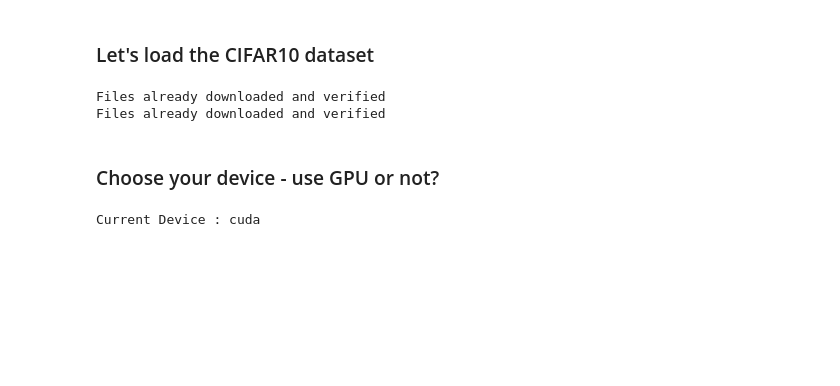
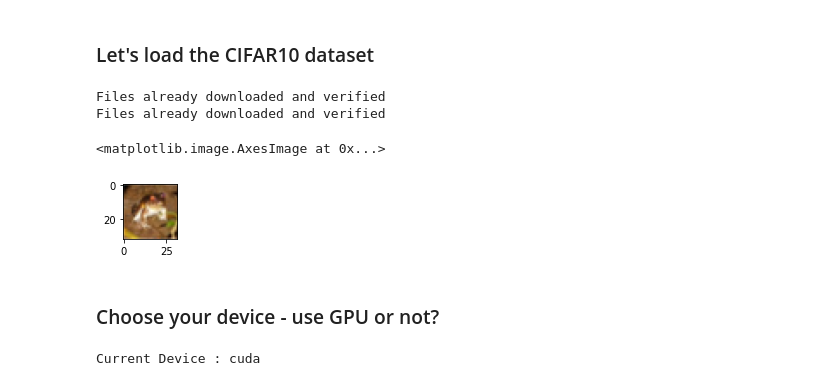
Before and after one commit to GOMTAE/INTRO2DL, a Jupyter notebook: [SKELETON]_Lecture4_Convolutional_Neural_Network.ipynb, the cells around one changed output. Cells and saved outputs as stored; diff of their text form; code cells hidden in the pictures; blank space fills up the shorter version.

```diff
--- a/[SKELETON]_Lecture4_Convolutional_Neural_Network.ipynb
+++ b/[SKELETON]_Lecture4_Convolutional_Neural_Network.ipynb
@@ -46,6 +49,13 @@ test_dataloader = ...
 # %% [output]
 Files already downloaded and verified
 Files already downloaded and verified
+# %%
+train_dataset[0]
+plt.figure(figsize=(1,1))
+plt.imshow(train_dataset[0][0].permute(1, 2 ,0)) # D W H -> W H D
+# %% [output]
+<matplotlib.image.AxesImage at 0x...>
+[figure, added]
 # %% [markdown]
 ### Choose your device - use GPU or not?
 # %%
```
Also changed, not shown: parts of 10 cells of this notebook.
